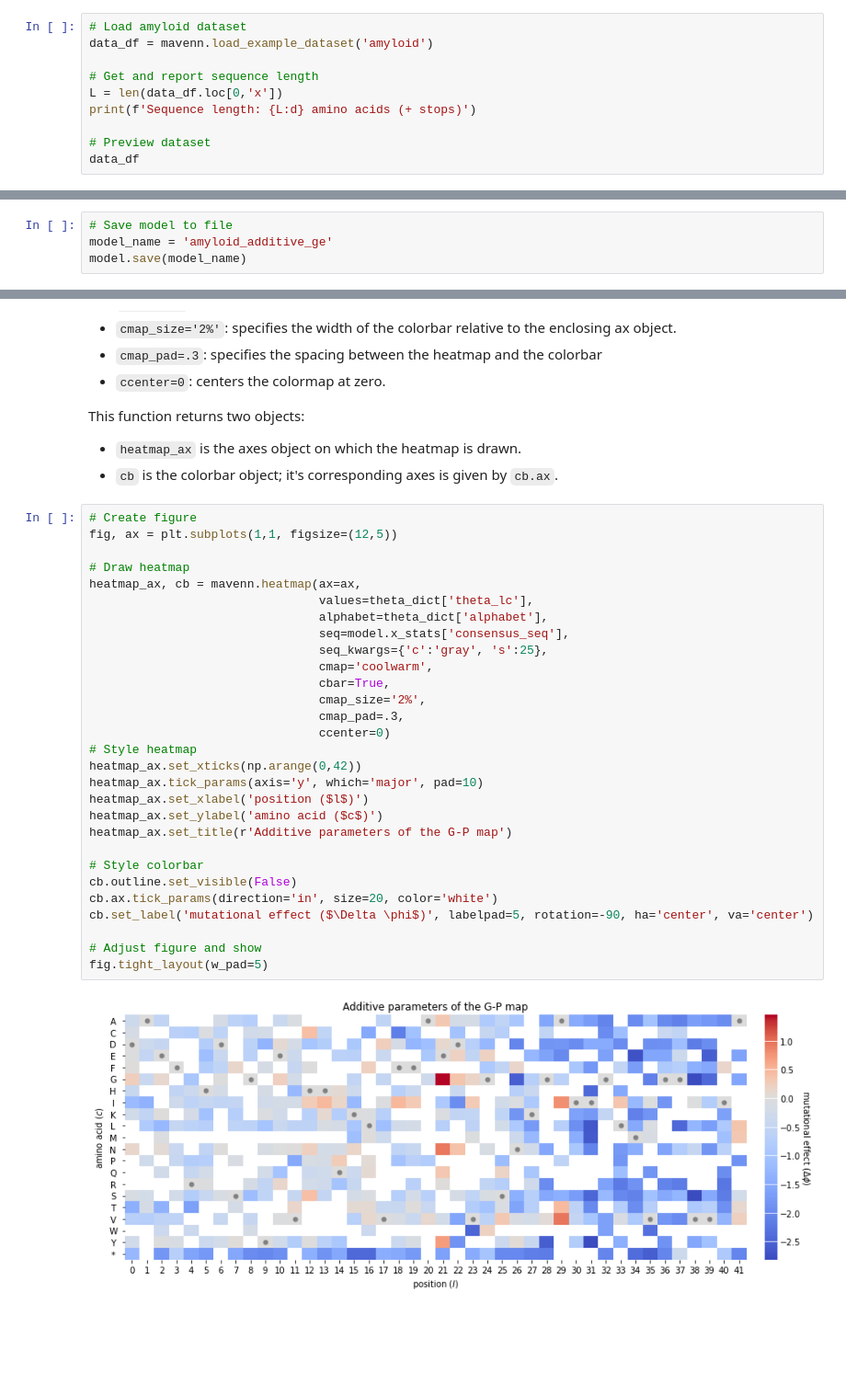
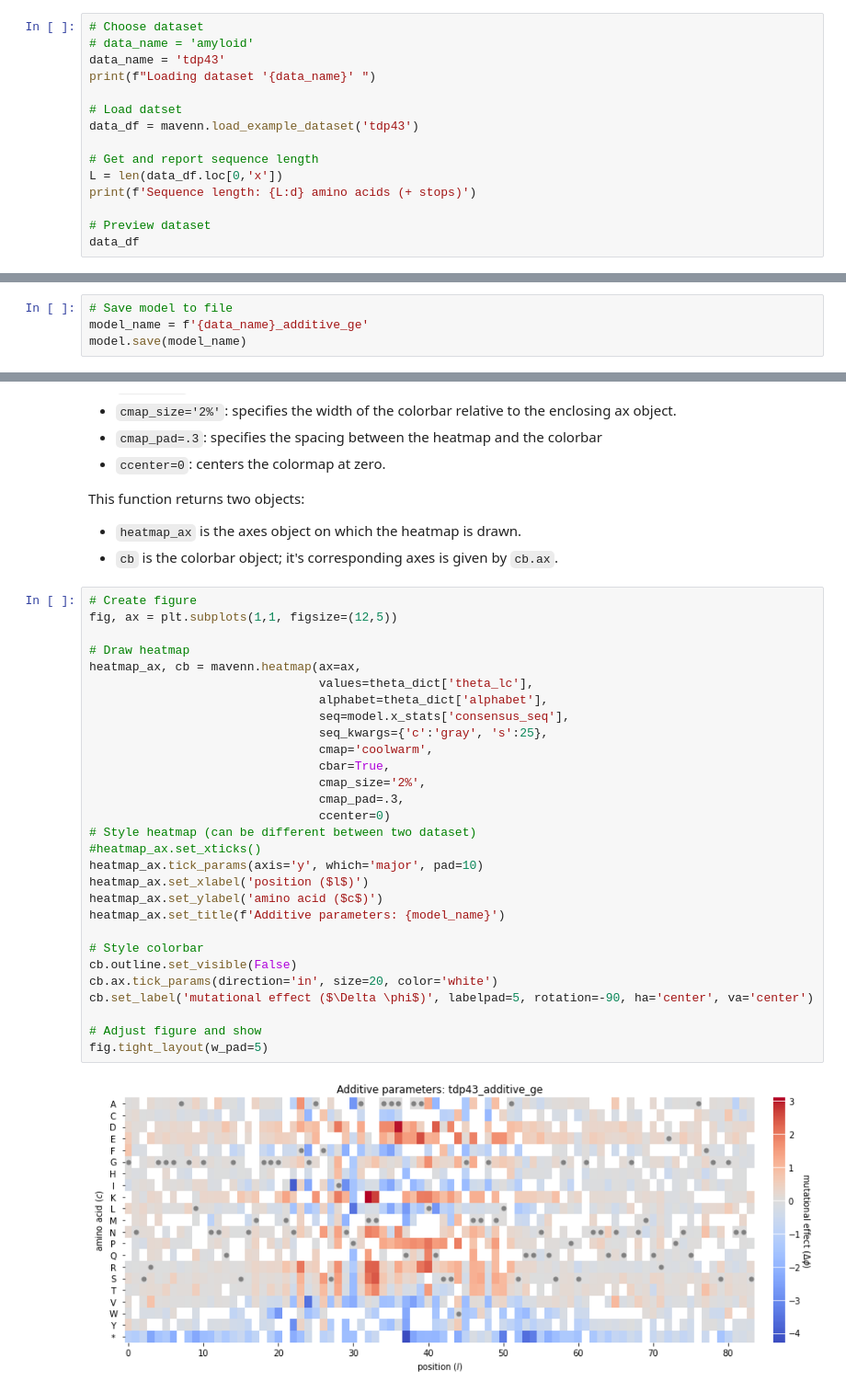
Before and after one commit to jbkinney/mavenn, a Jupyter notebook: docs/models/amyloid_additive_ge_model.ipynb, the cells around one changed output, grey strips where cells are left out. Shown at 92% size. Saved outputs shown, nothing was run; the diff lists cells and outputs as text; blank space fills up the shorter version.

Commit message:
primarily worked on amyloid, tdp43, and mpsa model documenation, but on other stuff too.

```diff
--- a/docs/models/amyloid_additive_ge_model.ipynb
+++ b/docs/models/amyloid_additive_ge_model.ipynb
@@ -50,6 +25,11 @@ First we load and preview the built-in `'amyloid'` dataset. We also compute the
 # %%
-# Load amyloid dataset
-data_df = mavenn.load_example_dataset('amyloid')
+# Choose dataset
+# data_name = 'amyloid'
+data_name = 'tdp43'
+print(f"Loading dataset '{data_name}' ")
+
+# Load datset
+data_df = mavenn.load_example_dataset('tdp43')
 
 # Get and report sequence length
 L = len(data_df.loc[0,'x'])
@@ -160,7 +143,7 @@ test_I_pred: 1.203 +- 0.041 bits
 To save the trained model we call `model.save()`. This records our model in **two separate files**: a pickle file that defines model architecture (extension `'.pickle'`), and an H5 file that records model parameters (extension `'.h5'`).
 # %%
 # Save model to file
-model_name = 'amyloid_additive_ge'
+model_name = f'{data_name}_additive_ge'
 model.save(model_name)
 # %% [output]
 Model saved to these files:
@@ -358,32 +341,32 @@ This function returns two objects:
 # %%
 # Create figure
 fig, ax = plt.subplots(1,1, figsize=(12,5))
 
 # Draw heatmap
 heatmap_ax, cb = mavenn.heatmap(ax=ax,
                                 values=theta_dict['theta_lc'],
                                 alphabet=theta_dict['alphabet'],
                                 seq=model.x_stats['consensus_seq'],
                                 seq_kwargs={'c':'gray', 's':25},
                                 cmap='coolwarm',
                                 cbar=True,
                                 cmap_size='2%',
                                 cmap_pad=.3,
                                 ccenter=0)
-# Style heatmap
-heatmap_ax.set_xticks(np.arange(0,42))
+# Style heatmap (can be different between two dataset)
+#heatmap_ax.set_xticks()
 heatmap_ax.tick_params(axis='y', which='major', pad=10)
 heatmap_ax.set_xlabel('position ($l$)')
 heatmap_ax.set_ylabel('amino acid ($c$)')
-heatmap_ax.set_title(r'Additive parameters of the G-P map')
+heatmap_ax.set_title(f'Additive parameters: {model_name}')
 
 # Style colorbar
 cb.outline.set_visible(False)
 cb.ax.tick_params(direction='in', size=20, color='white')
 cb.set_label('mutational effect ($\Delta \phi$)', labelpad=5, rotation=-90, ha='center', va='center')
 
 # Adjust figure and show
 fig.tight_layout(w_pad=5)
 # %% [output]
-[figure, old version]
+[figure, new version]
 # %% [markdown]
```
Also changed, not shown: parts of 16 cells of this notebook, 11 other files.
